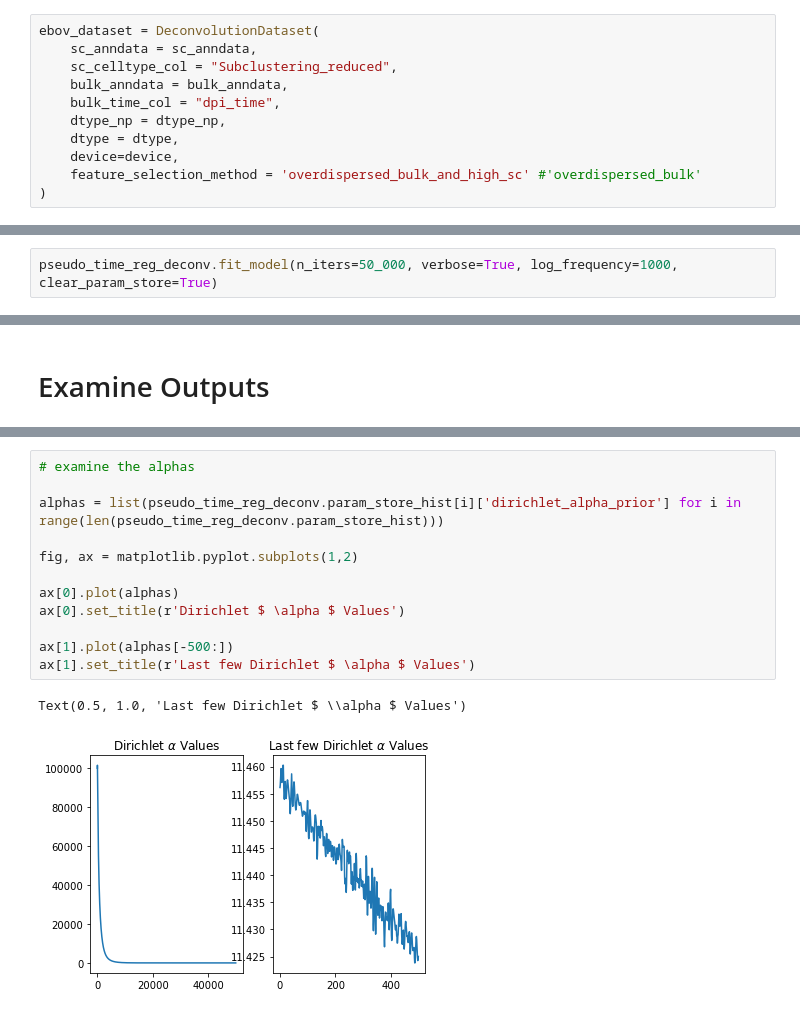
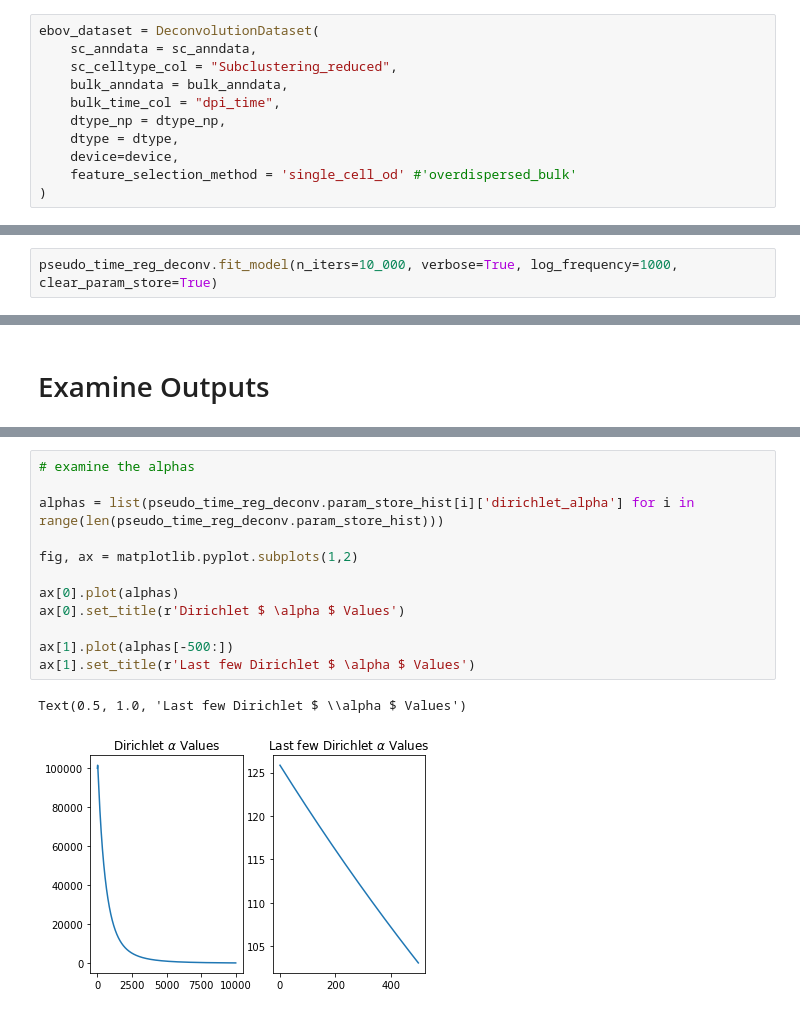
Before and after one commit to broadinstitute/temporal-rna-seq-deconvolution, a Jupyter notebook: deconvolve_ebov_blood.ipynb, the cells around one changed output, grey strips where cells are left out. Drawn from its saved outputs; the diff is of its cells as text.

```diff
--- a/deconvolve_ebov_blood.ipynb
+++ b/deconvolve_ebov_blood.ipynb
@@ -33,7 +35,7 @@ ebov_dataset = DeconvolutionDataset(
     dtype_np = dtype_np,
     dtype = dtype,
     device=device,
-    feature_selection_method = 'overdispersed_bulk_and_high_sc' #'overdispersed_bulk'
+    feature_selection_method = 'single_cell_od' #'overdispersed_bulk'
 )
 # %% [markdown]
 # Run Deconvolution
@@ -49,5 +51,5 @@ batch = generate_batch(pseudo_time_reg_deconv.dataset, device, dtype)
 c = torch.nn.functional.softmax(torch.rand([10,5]), dim=-1)
 pseudo_time_reg_deconv.model(**batch)
 # %%
-pseudo_time_reg_deconv.fit_model(n_iters=50_000, verbose=True, log_frequency=1000, clear_param_store=True)
+pseudo_time_reg_deconv.fit_model(n_iters=10_000, verbose=True, log_frequency=1000, clear_param_store=True)
 # %% [output]
@@ -97,15 +92,15 @@ matplotlib.pyplot.yscale('log')
 # %%
 # examine the alphas
 
-alphas = list(pseudo_time_reg_deconv.param_store_hist[i]['dirichlet_alpha_prior'] for i in range(len(pseudo_time_reg_deconv.param_store_hist)))
+alphas = list(pseudo_time_reg_deconv.param_store_hist[i]['dirichlet_alpha'] for i in range(len(pseudo_time_reg_deconv.param_store_hist)))
 
 fig, ax = matplotlib.pyplot.subplots(1,2)
 
 ax[0].plot(alphas)
 ax[0].set_title(r'Dirichlet $ \alpha $ Values')
 
 ax[1].plot(alphas[-500:])
 ax[1].set_title(r'Last few Dirichlet $ \alpha $ Values')
 # %% [output]
 Text(0.5, 1.0, 'Last few Dirichlet $ \\alpha $ Values')
-[figure, old version]
+[figure, new version]
```
Also changed, not shown: parts of 8 cells of this notebook, 1 other file.
